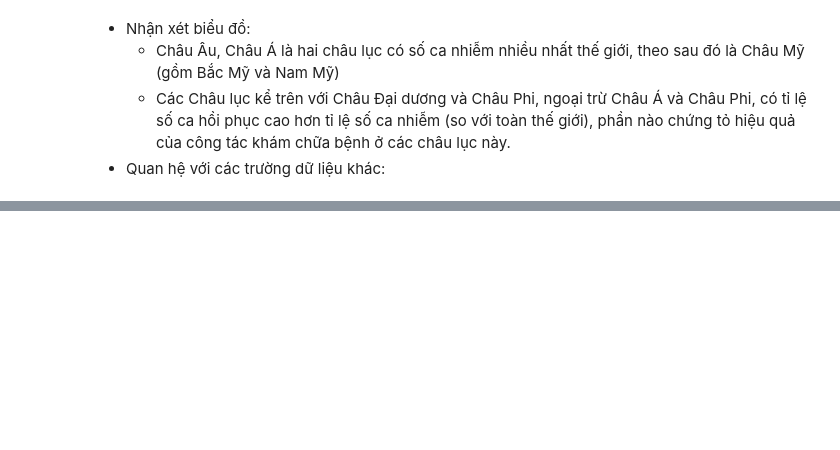
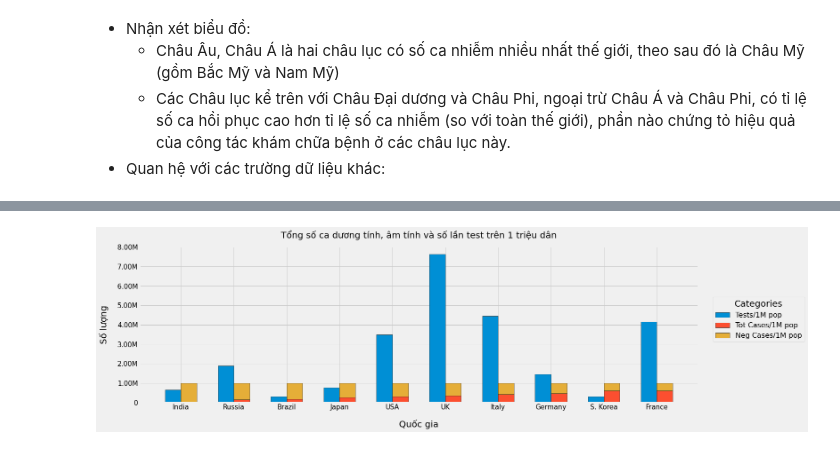
Before and after one commit to quytrungg/Group02_Lab01_CSC10108, a Jupyter notebook: data_analysis_visualize/DB_analysis.ipynb, the cells around one changed output, grey strips where cells are left out. Cells and saved outputs as stored; diff of their text form; code cells hidden in the pictures; blank space fills up the shorter version.

Commit message:
nested&stacked bar chart visualizing cases per 1m pp

```diff
--- a/data_analysis_visualize/DB_analysis.ipynb
+++ b/data_analysis_visualize/DB_analysis.ipynb
@@ -109,3 +107,7 @@ plt.show()
   + Châu Âu, Châu Á là hai châu lục có số ca nhiễm nhiều nhất thế giới, theo sau đó là Châu Mỹ (gồm Bắc Mỹ và Nam Mỹ)
   + Các Châu lục kể trên với Châu Đại dương và Châu Phi, ngoại trừ Châu Á và Châu Phi, có tỉ lệ số ca hồi phục cao hơn tỉ lệ số ca nhiễm (so với toàn thế giới), phần nào chứng tỏ hiệu quả của công tác khám chữa bệnh ở các châu lục này.
 - Quan hệ với các trường dữ liệu khác:
+# %%
+case_1m_pop = covid_df.nlargest(columns='Total Cases', n=10).loc[:, ['Country', 'Tests/1M pop', 'Tot Cases/1M pop']].sort_values('Tot Cases/1M pop')
+case_1m_pop['Neg./1M pop'] = 10**6 - case_1m_pop['Tot Cases/1M pop']
+case_1m_pop
@@ -111,0 +126,11 @@ plt.show()
+# %%
+# Define the custom formatting function
+def format_y_axis(value, pos=0):
+    if value >= 1_000_000_000:
+        return f"{value/1_000_000_000:.2f}B"
+    if value >= 1_000_000:
+        return f"{value/1_000_000:.2f}M"
+    elif value >= 1_000:
+        return f"{value/1_000:.2f}K"
+    else:
+        return f"{value:.0f}"
@@ -111,0 +139,49 @@ plt.show()
+# %%
+plt.style.use("fivethirtyeight")
+
+fig, ax = plt.subplots(1,1, figsize = (20,6))
+label = case_1m_pop['Country']
+
+x = np.arange(len(label))
+width = 0.3
+
+rect1 = ax.bar(x - width/2,
+              case_1m_pop['Tests/1M pop'],
+              width = width,
+               label = 'Tests/1M pop',
+               edgecolor = "black"
+)
+
+rect2 = ax.bar(x + width/2,
+              case_1m_pop['Tot Cases/1M pop'],
+              width = width,
+               label = 'Tot Cases/1M pop',
+               edgecolor = "black"
+)
+rect3 = ax.bar(x + width/2,
+              case_1m_pop['Neg./1M pop'],
+              width = width,
+               label = 'Neg Cases/1M pop',
+               edgecolor = "black",
+               bottom=case_1m_pop['Tot Cases/1M pop']
+)
+
+ax.set_ylabel("Số lượng", fontsize = 20, labelpad = 20)
+ax.set_xlabel("Quốc gia", fontsize = 20, labelpad =20)
+ax.set_title("Tổng số ca dương tính, âm tính và số lần test trên 1 triệu dân", fontsize = 20, pad = 20)
+#set the ticks
+ax.set_xticks(x)
+ax.set_xticklabels(label)
+#add the legends
+#using the labels of the bars
+ax.legend(title = "Categories", fontsize = 16, title_fontsize = 20, bbox_to_anchor = (1.02, 0.7))
+#adjust the tick paramaters
+ax.tick_params(axis = "x", which = "both", labelrotation = 90, labelsize = 15)
+ax.tick_params(axis = "y", which = "both", labelsize = 15)
+ax.yaxis.set_major_formatter(ticker.FuncFormatter(format_y_axis))
+ax.xaxis.set_tick_params(rotation=0)
+
+
+plt.show()
+# %% [output]
+[figure, added]
```
Also changed, not shown: parts of 3 cells of this notebook.
